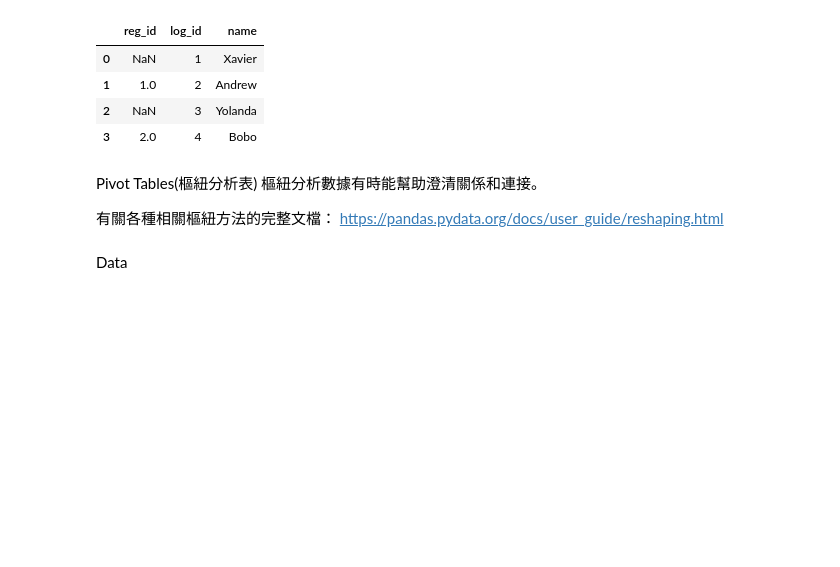
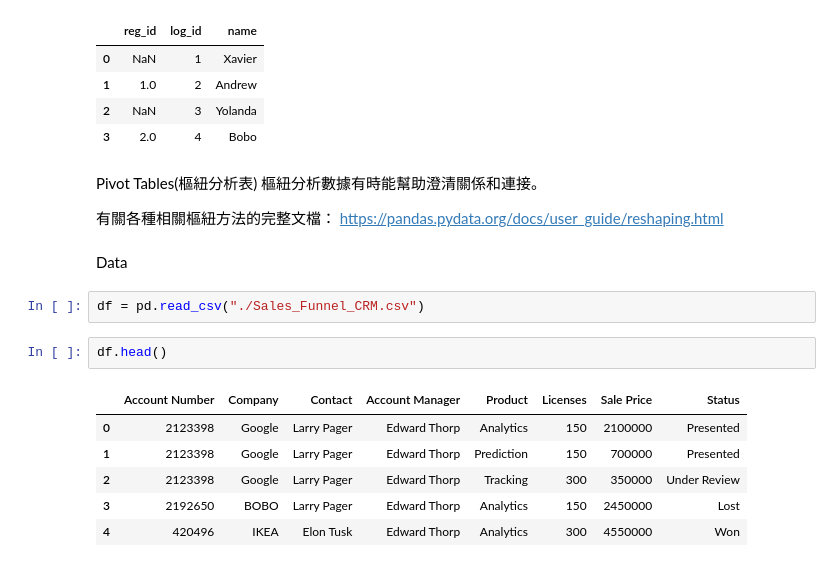
Before and after one commit to YEN-ZT/python_analysis, a Jupyter notebook: ai2_20251025/ch3/ch3.ipynb, the cells around one changed output. Drawn from its saved outputs; the diff is of its cells as text; blank space fills up the shorter version.

```diff
--- a/ai2_20251025/ch3/ch3.ipynb
+++ b/ai2_20251025/ch3/ch3.ipynb
@@ -1076,3 +1076,14 @@ Pivot Tables(樞紐分析表)
 有關各種相關樞紐方法的完整文檔： https://pandas.pydata.org/docs/user_guide/reshaping.html
 # %% [markdown]
 Data
+# %%
+df = pd.read_csv("./Sales_Funnel_CRM.csv")
+# %%
+df.head()
+# %% [output]
+|  | Account Number | Company | Contact | Account Manager | Product | Licenses | Sale Price | Status |
+| 0 | 2123398 | Google | Larry Pager | Edward Thorp | Analytics | 150 | 2100000 | Presented |
+| 1 | 2123398 | Google | Larry Pager | Edward Thorp | Prediction | 150 | 700000 | Presented |
+| 2 | 2123398 | Google | Larry Pager | Edward Thorp | Tracking | 300 | 350000 | Under Review |
+| 3 | 2192650 | BOBO | Larry Pager | Edward Thorp | Analytics | 150 | 2450000 | Lost |
+| 4 | 420496 | IKEA | Elon Tusk | Edward Thorp | Analytics | 300 | 4550000 | Won |
```
